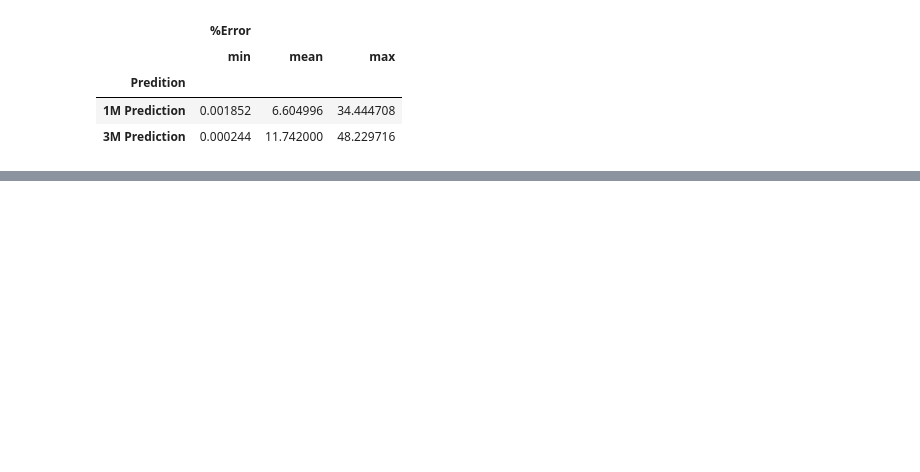
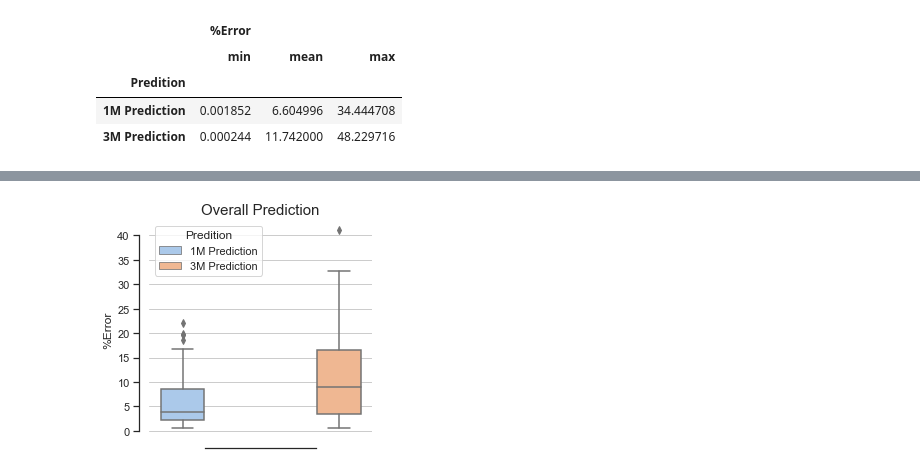
Before and after one commit to Thetang-145/BIA-WatchLists, a Jupyter notebook: Error_visualization.ipynb, the cells around one changed output, grey strips where cells are left out. Saved outputs shown, nothing was run; the diff lists cells and outputs as text; code cells hidden in the pictures; blank space fills up the shorter version.

Commit message:
edit graph

```diff
--- a/Error_visualization.ipynb
+++ b/Error_visualization.ipynb
@@ -112,0 +101,17 @@ sum_err
+# %%
+sns.set(rc={'figure.figsize':(4, 4)})
+sns.set_theme(style="ticks", palette="pastel")
+
+ax = sns.boxplot(x="Predition", y="%Error", hue="Predition", data=sum_err)
+ax.set(xticklabels=[])
+ax.tick_params(bottom=False)
+plt.grid(True, axis='y')
+plt.title('Overall Prediction', fontsize=15)
+sns.despine(offset=10, trim=True)
+plt.xlabel(None)
+ax.tick_params()
+plt.savefig(pic_path+'Overall_Prediction.png')
+
+plt.show()
+# %% [output]
+[figure, added]
```
Also changed, not shown: parts of 3 cells of this notebook, 1 other file.
